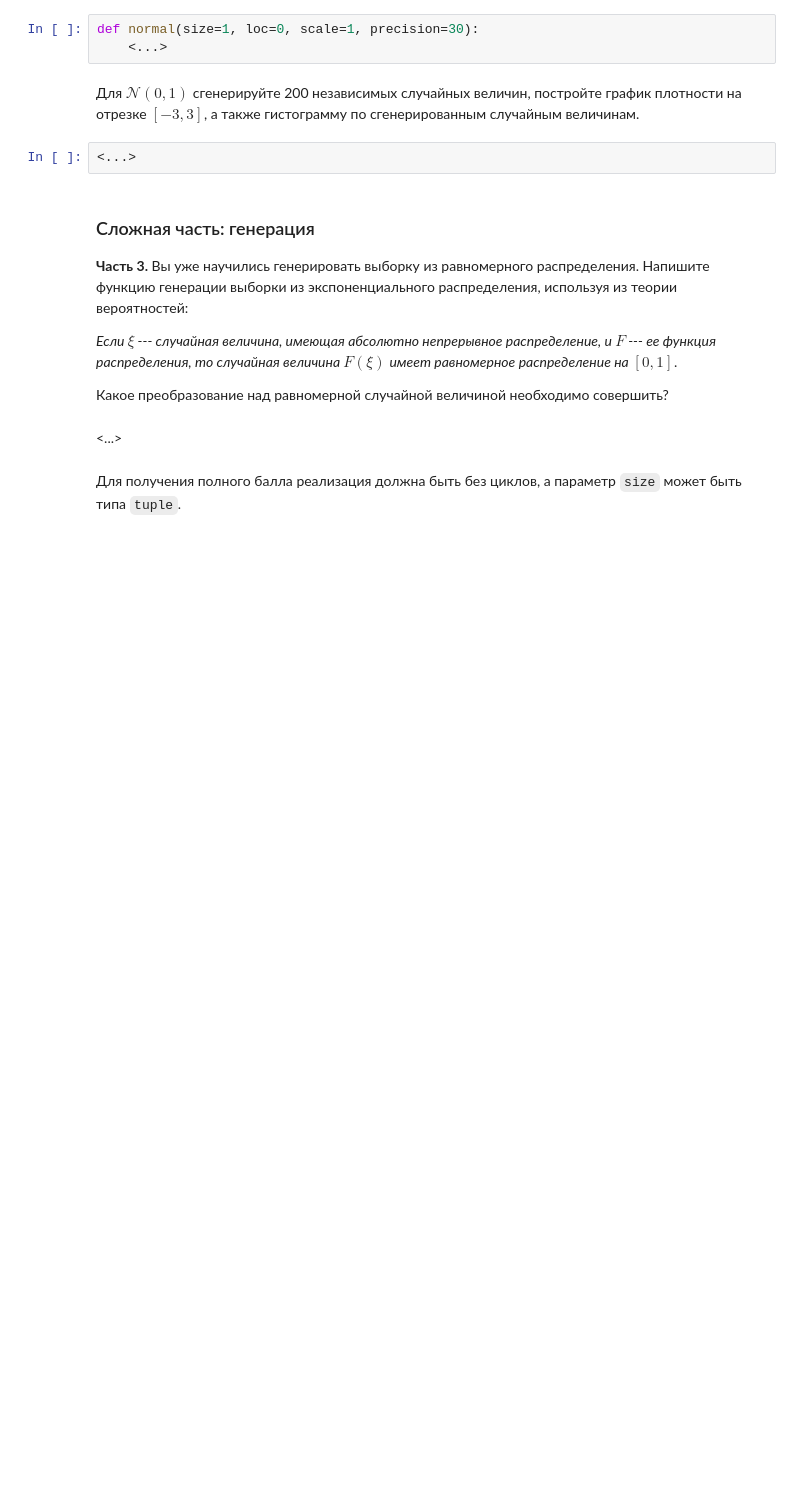
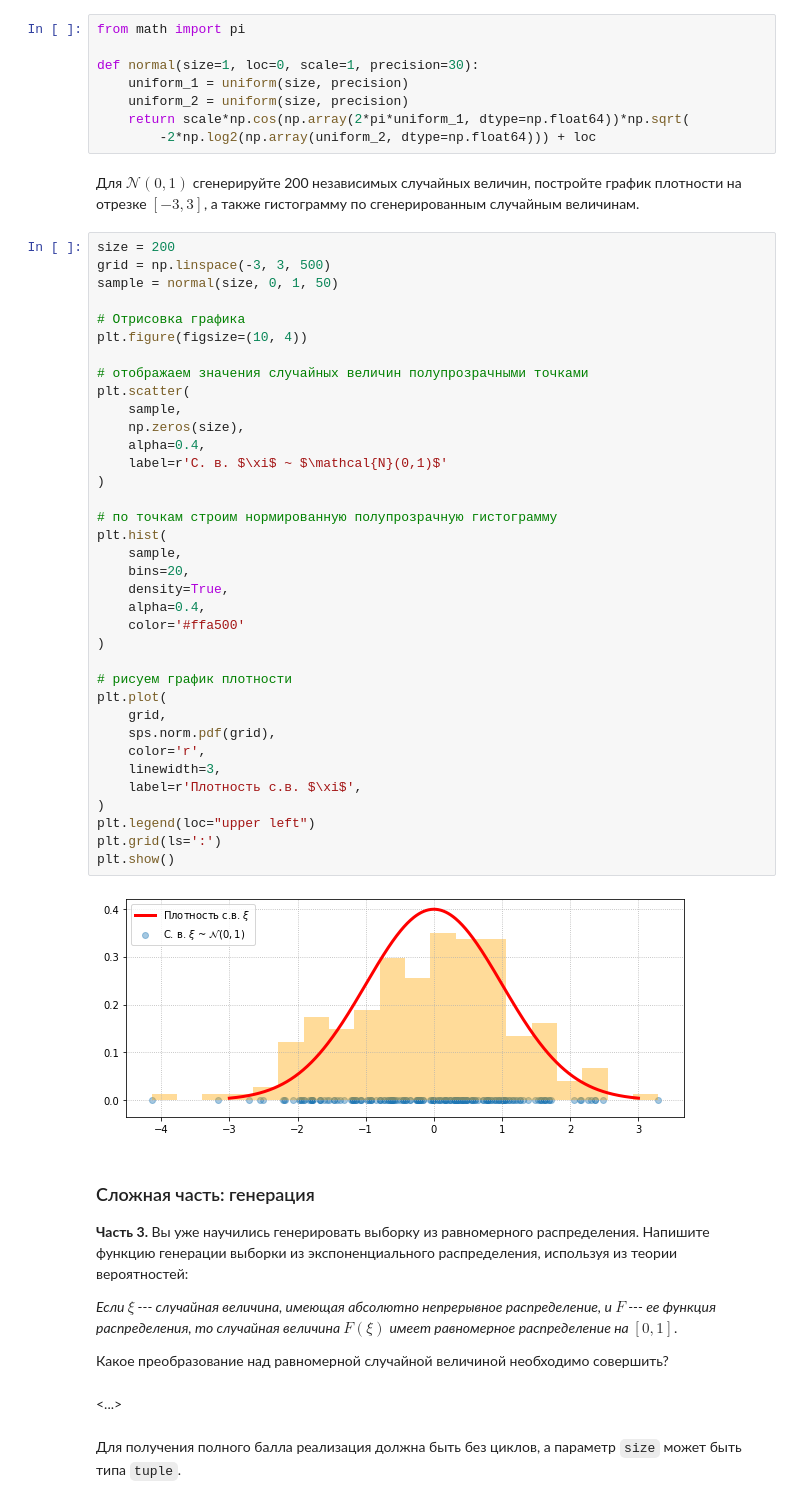
Before and after one commit to TopCoder2K/DS-introduction, a Jupyter notebook: notebooks/task1.ipynb, the cells around one changed output. Saved outputs shown, nothing was run; the diff lists cells and outputs as text; blank space fills up the shorter version.

```diff
--- a/notebooks/task1.ipynb
+++ b/notebooks/task1.ipynb
@@ -137,13 +137,54 @@ plt.show()
 **Часть 2.** Напишите функцию генерации случайных величин в количестве `size` штук (как и раньше, тут может быть `tuple`) из распределения $\mathcal{N}(loc, scale^2)$ с помощью преобразования Бокса-Мюллера, которое заключается в следующем. Пусть $\xi$ и $\eta$ -- независимые случайные величины, равномерно распределенные на (0, 1]. Тогда случайные величины $X = cos(2\pi\xi)\sqrt{-2\ln\eta}, Y = sin(2\pi\xi)\sqrt{-2\ln\eta}$ являются независимыми нормальными $\mathcal{N}(0, 1)$.
 
 Реализация должна быть без циклов. Желательно использовать как можно меньше бросков монеты.
-# %%
-def normal(size=1, loc=0, scale=1, precision=30):
-    <...>
+# %%
+from math import pi
+
+def normal(size=1, loc=0, scale=1, precision=30):
+    uniform_1 = uniform(size, precision)
+    uniform_2 = uniform(size, precision)
+    return scale*np.cos(np.array(2*pi*uniform_1, dtype=np.float64))*np.sqrt(
+        -2*np.log2(np.array(uniform_2, dtype=np.float64))) + loc
 # %% [markdown]
 Для $\mathcal{N}(0, 1)$ сгенерируйте 200 независимых случайных величин, постройте график плотности на отрезке $[-3, 3]$, а также гистограмму по сгенерированным случайным величинам.
-# %%
-<...>
+# %%
+size = 200
+grid = np.linspace(-3, 3, 500)
+sample = normal(size, 0, 1, 50)
+
+# Отрисовка графика
+plt.figure(figsize=(10, 4))
+
+# отображаем значения случайных величин полупрозрачными точками
+plt.scatter(
+    sample,
+    np.zeros(size),
+    alpha=0.4,
+    label=r'С. в. $\xi$ ~ $\mathcal{N}(0,1)$'
+)
+
+# по точкам строим нормированную полупрозрачную гистограмму
+plt.hist(
+    sample,
+    bins=20,
+    density=True,
+    alpha=0.4,
+    color='#ffa500'
+)
+
+# рисуем график плотности
+plt.plot(
+    grid,
+    sps.norm.pdf(grid),
+    color='r',
+    linewidth=3,
+    label=r'Плотность с.в. $\xi$',
+)
+plt.legend(loc="upper left")
+plt.grid(ls=':')
+plt.show()
+# %% [output]
+[figure, added]
 # %% [markdown]
 ### Сложная часть: генерация
 
```
Also changed, not shown: parts of 3 cells of this notebook.
